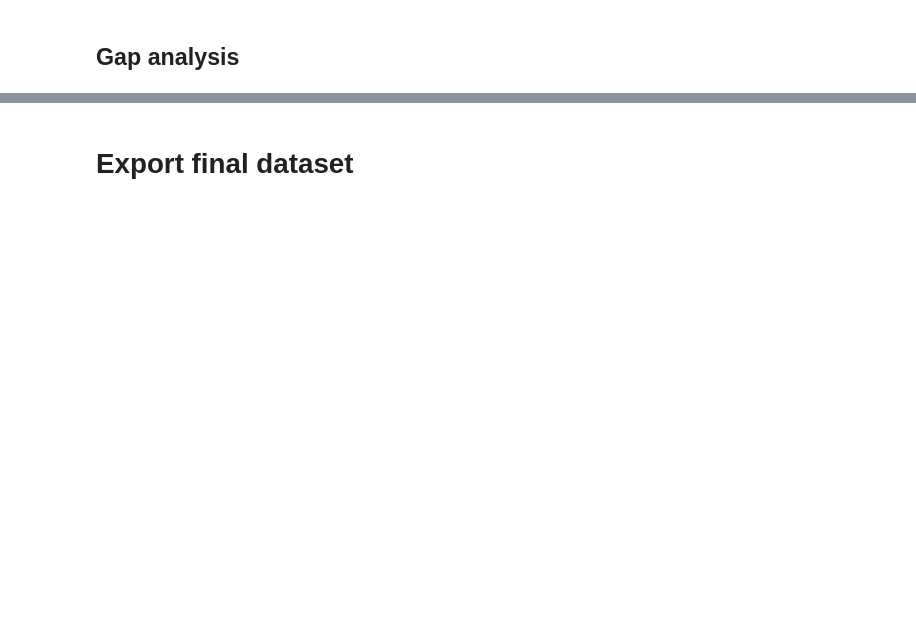
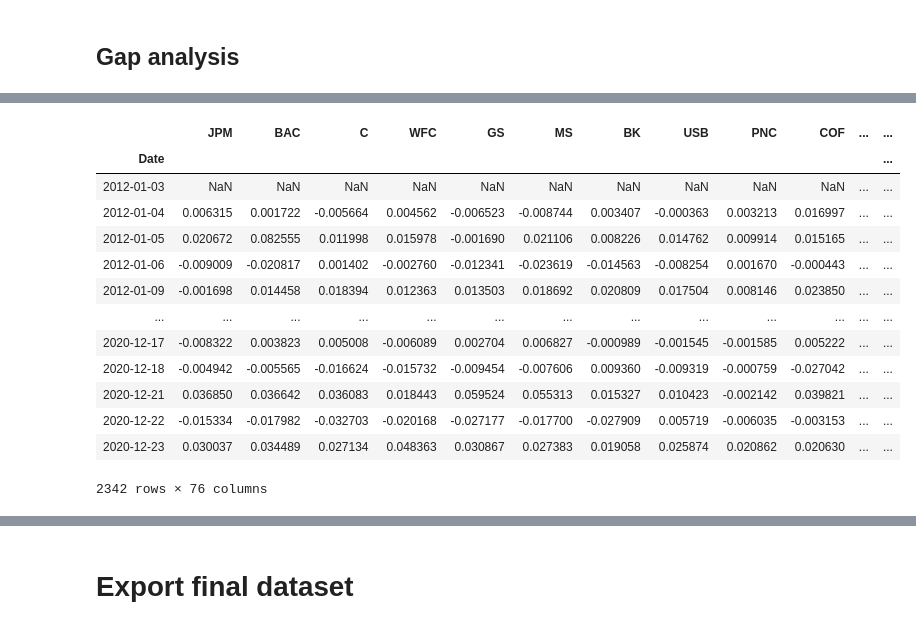
Before and after one commit to paparon96/FinancialNetworks, a Jupyter notebook: Large_network_data_cleaning.ipynb, the cells around one changed output, grey strips where cells are left out. Cells and saved outputs as stored; diff of their text form; code cells hidden in the pictures; blank space fills up the shorter version.

Commit message:
Cleaned stock price - log return data for the large network

```diff
--- a/Large_network_data_cleaning.ipynb
+++ b/Large_network_data_cleaning.ipynb
@@ -131,7 +160,7 @@ print(largenet_df.shape)
 # %% [markdown]
 ## Gap analysis
 # %%
-n,d = largenet_df.shape
+n,d = largenet_return_df.shape
 # %%
 cols_to_drop = []
 
@@ -140,13 +169,13 @@ for i in range(0,d):
     current_gap = 0
     for j in range(0,n):
         if current_gap == 0:
-            if largenet_df.iloc[j,i] == None:
+            if largenet_return_df.iloc[j,i] == None:
                 #print("Hello")
                 current_gap += 1
 
         else:
             if j > 1:
-                if (largenet_df.iloc[j,i] == None) & (largenet_df.iloc[j-1,i] == None):
+                if (largenet_return_df.iloc[j,i] == None) & (largenet_return_df.iloc[j-1,i] == None):
                     current_gap += 1
 
                 else:
@@ -179,0 +191,5 @@ Number of tickers to drop: 39
+# %%
+# Drop columns with too large gaps
+largenet_return_df = largenet_return_df.drop(columns=cols_to_drop)
+
+print(largenet_return_df.shape)
@@ -179,0 +200,4 @@ Number of tickers to drop: 39
+# %%
+df = copy.deepcopy(largenet_return_df) #.iloc[:100,:30]
+
+df = df.replace({np.nan: None})
@@ -179,0 +251,17 @@ Number of tickers to drop: 39
+# %%
+display(df)
+# %% [output]
+|  | JPM | BAC | C | WFC | GS | MS | BK | USB | PNC | COF | ... | ... |
+| Date |  |  |  |  |  |  |  |  |  |  |  | ... |
+| 2012-01-03 | NaN | NaN | NaN | NaN | NaN | NaN | NaN | NaN | NaN | NaN | ... | ... |
+| 2012-01-04 | 0.006315 | 0.001722 | -0.005664 | 0.004562 | -0.006523 | -0.008744 | 0.003407 | -0.000363 | 0.003213 | 0.016997 | ... | ... |
+| 2012-01-05 | 0.020672 | 0.082555 | 0.011998 | 0.015978 | -0.001690 | 0.021106 | 0.008226 | 0.014762 | 0.009914 | 0.015165 | ... | ... |
+| 2012-01-06 | -0.009009 | -0.020817 | 0.001402 | -0.002760 | -0.012341 | -0.023619 | -0.014563 | -0.008254 | 0.001670 | -0.000443 | ... | ... |
+| 2012-01-09 | -0.001698 | 0.014458 | 0.018394 | 0.012363 | 0.013503 | 0.018692 | 0.020809 | 0.017504 | 0.008146 | 0.023850 | ... | ... |
+| ... | ... | ... | ... | ... | ... | ... | ... | ... | ... | ... | ... | ... |
+| 2020-12-17 | -0.008322 | 0.003823 | 0.005008 | -0.006089 | 0.002704 | 0.006827 | -0.000989 | -0.001545 | -0.001585 | 0.005222 | ... | ... |
+| 2020-12-18 | -0.004942 | -0.005565 | -0.016624 | -0.015732 | -0.009454 | -0.007606 | 0.009360 | -0.009319 | -0.000759 | -0.027042 | ... | ... |
+| 2020-12-21 | 0.036850 | 0.036642 | 0.036083 | 0.018443 | 0.059524 | 0.055313 | 0.015327 | 0.010423 | -0.002142 | 0.039821 | ... | ... |
+| 2020-12-22 | -0.015334 | -0.017982 | -0.032703 | -0.020168 | -0.027177 | -0.017700 | -0.027909 | 0.005719 | -0.006035 | -0.003153 | ... | ... |
+| 2020-12-23 | 0.030037 | 0.034489 | 0.027134 | 0.048363 | 0.030867 | 0.027383 | 0.019058 | 0.025874 | 0.020862 | 0.020630 | ... | ... |
+2342 rows × 76 columns
```
Also changed, not shown: parts of 25 cells of this notebook, 3 other files.
